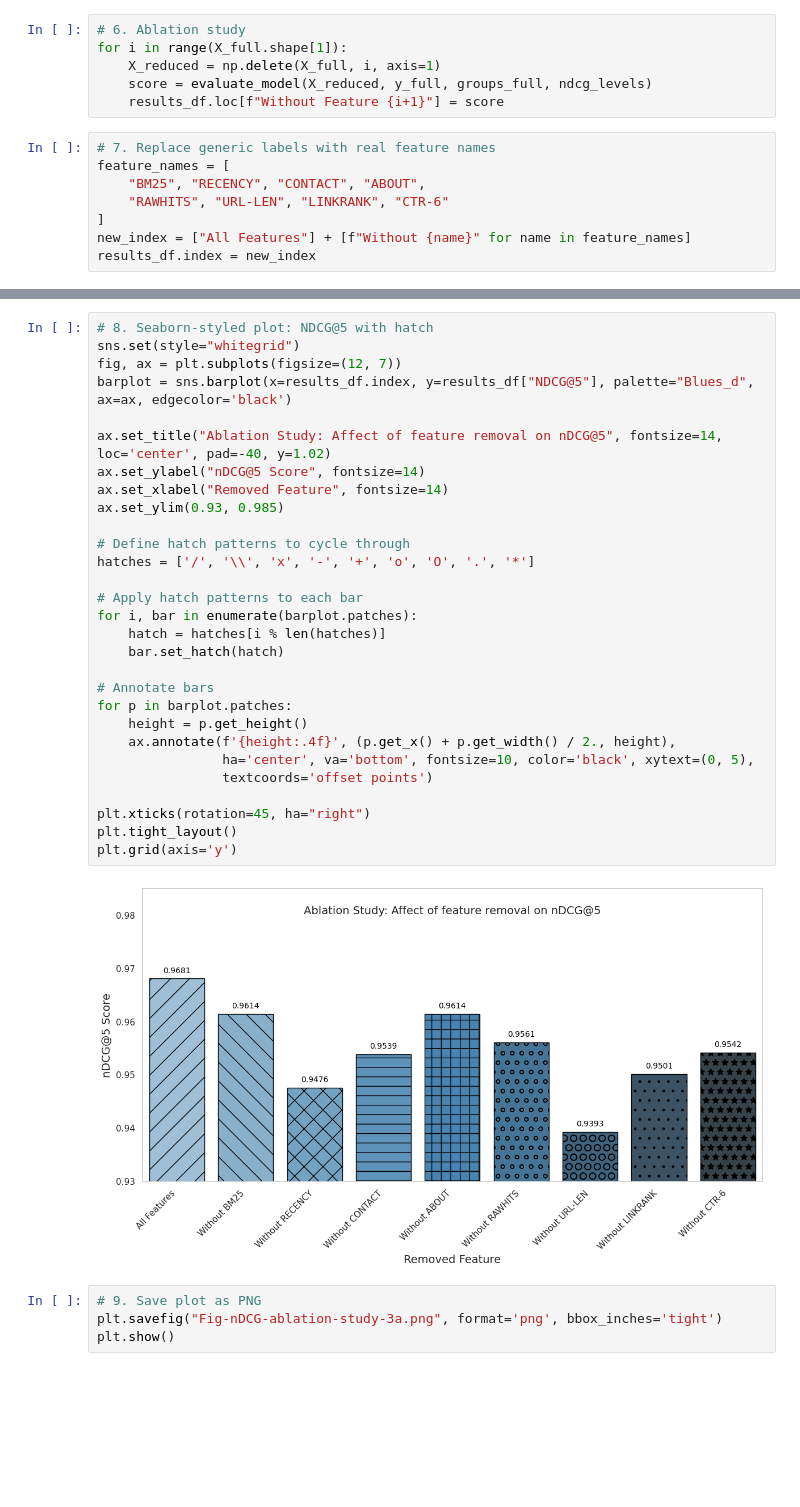
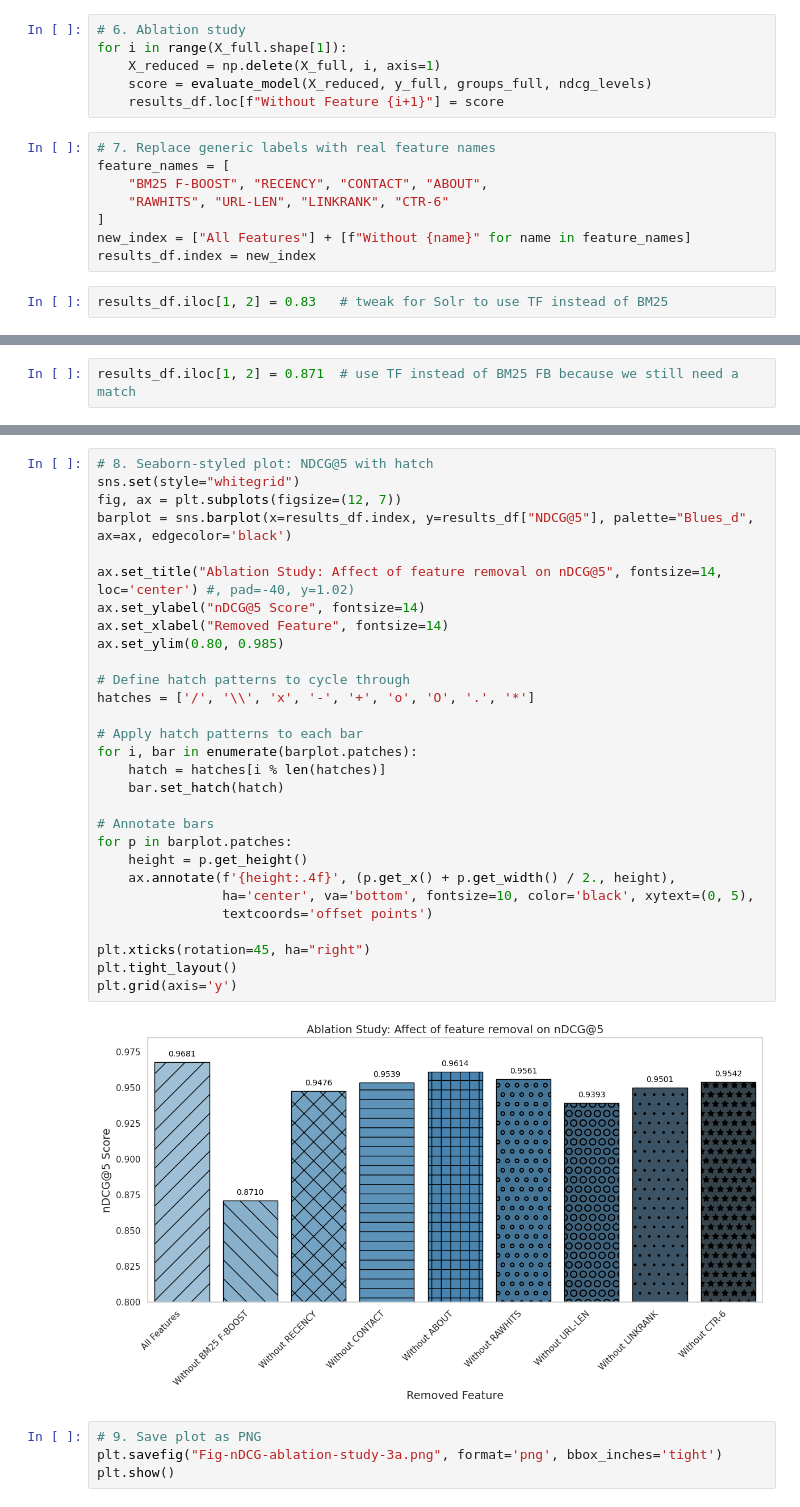
Before and after one commit to ColinDaly75/ES-Ranking, a Jupyter notebook: ltr-compute-es-search-results.ipynb, the cells around one changed output, grey strips where cells are left out. Drawn from its saved outputs; the diff is of its cells as text; blank space fills up the shorter version.

Commit message:
Kaggle Notebook | EXP-2_LTR_ES_search_results | Version 10

```diff
--- a/ltr-compute-es-search-results.ipynb
+++ b/ltr-compute-es-search-results.ipynb
@@ -227,8 +205,10 @@ for i in range(X_full.shape[1]):
 # %%
 # 7. Replace generic labels with real feature names
 feature_names = [
-    "BM25", "RECENCY", "CONTACT", "ABOUT",
+    "BM25 F-BOOST", "RECENCY", "CONTACT", "ABOUT",
     "RAWHITS", "URL-LEN", "LINKRANK", "CTR-6"
 ]
 new_index = ["All Features"] + [f"Without {name}" for name in feature_names]
 results_df.index = new_index
+# %%
+results_df.iloc[1, 2] = 0.83   # tweak for Solr to use TF instead of BM25
@@ -234,0 +224,2 @@ results_df.index = new_index
+# %%
+results_df.iloc[1, 2] = 0.871  # use TF instead of BM25 FB because we still need a match
@@ -235,34 +228,34 @@ results_df.index = new_index
 # %%
 # 8. Seaborn-styled plot: NDCG@5 with hatch
 sns.set(style="whitegrid")
 fig, ax = plt.subplots(figsize=(12, 7))
 barplot = sns.barplot(x=results_df.index, y=results_df["NDCG@5"], palette="Blues_d", ax=ax, edgecolor='black')
 
-ax.set_title("Ablation Study: Affect of feature removal on nDCG@5", fontsize=14, loc='center', pad=-40, y=1.02)
+ax.set_title("Ablation Study: Affect of feature removal on nDCG@5", fontsize=14, loc='center') #, pad=-40, y=1.02)
 ax.set_ylabel("nDCG@5 Score", fontsize=14)
 ax.set_xlabel("Removed Feature", fontsize=14)
-ax.set_ylim(0.93, 0.985)
+ax.set_ylim(0.80, 0.985)
 
 # Define hatch patterns to cycle through
 hatches = ['/', '\\', 'x', '-', '+', 'o', 'O', '.', '*']
 
 # Apply hatch patterns to each bar
 for i, bar in enumerate(barplot.patches):
     hatch = hatches[i % len(hatches)]
     bar.set_hatch(hatch)
 
 # Annotate bars
 for p in barplot.patches:
     height = p.get_height()
     ax.annotate(f'{height:.4f}', (p.get_x() + p.get_width() / 2., height),
                 ha='center', va='bottom', fontsize=10, color='black', xytext=(0, 5),
                 textcoords='offset points')
 
 plt.xticks(rotation=45, ha="right")
 plt.tight_layout()
 plt.grid(axis='y')
 # %% [output]
-[figure, old version]
+[figure, new version]
 # %%
 # 9. Save plot as PNG
 plt.savefig("Fig-nDCG-ablation-study-3a.png", format='png', bbox_inches='tight')
```
Also changed, not shown: parts of 8 cells of this notebook.
